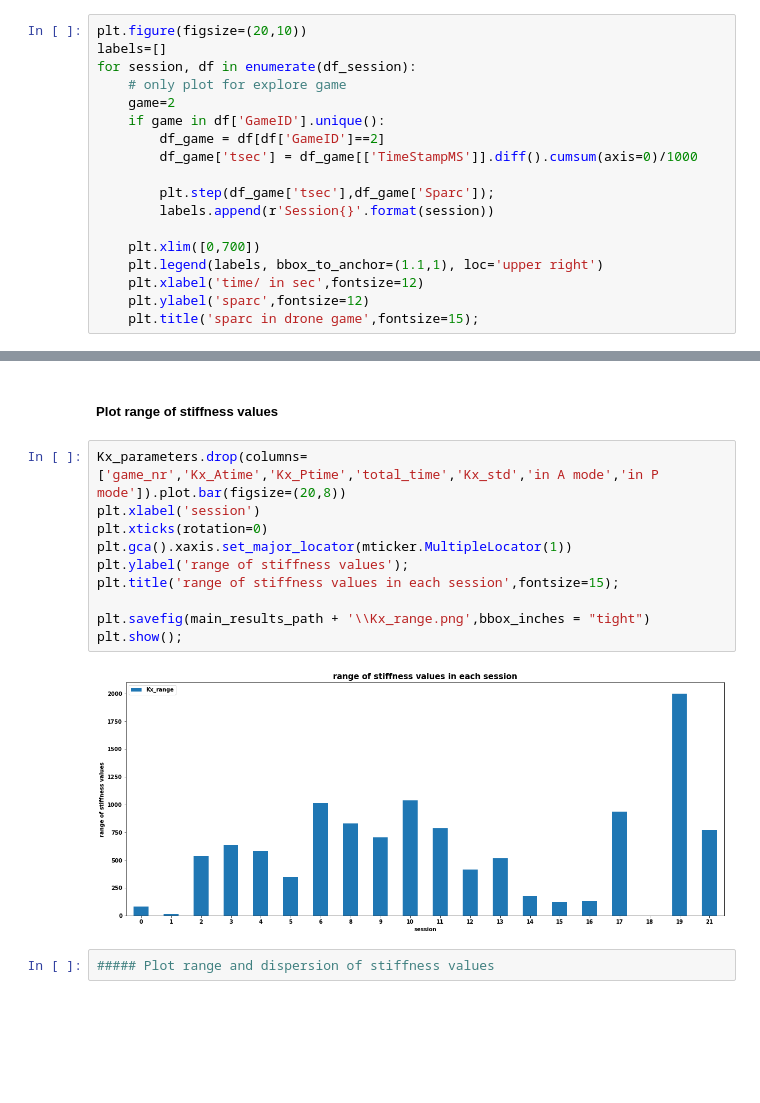
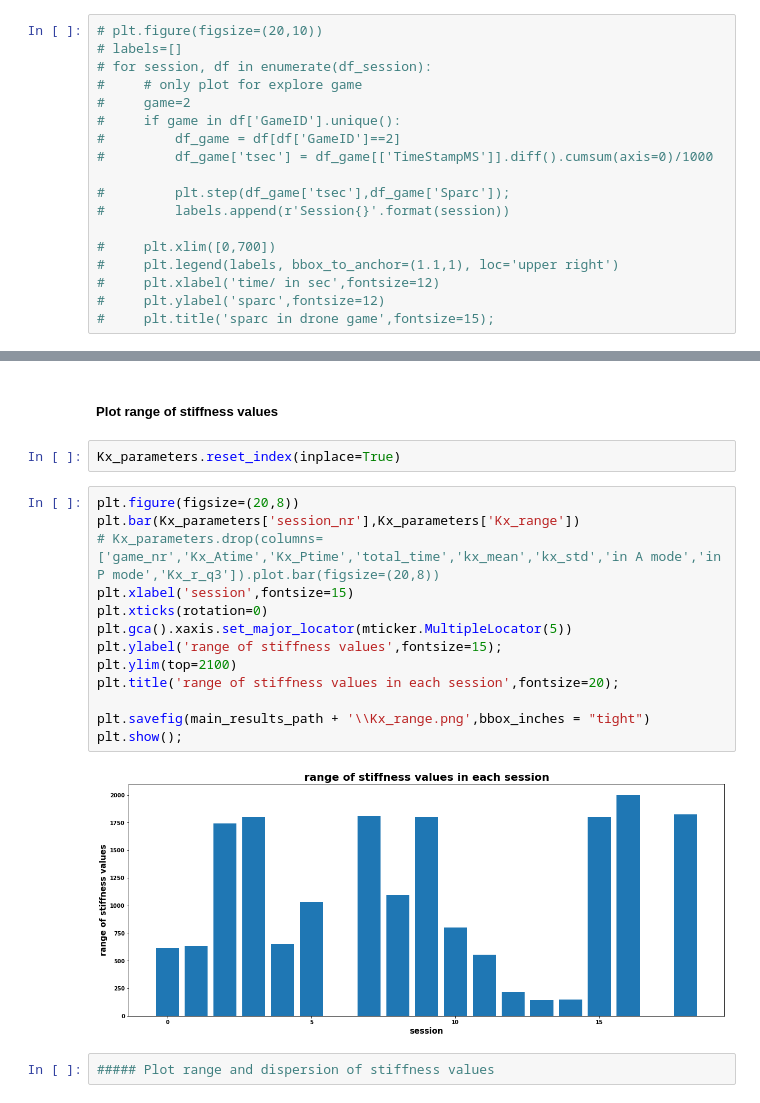
Before and after one commit to doscsy12/robotic_hometherapy, a Jupyter notebook: Extract_EDA-P001.ipynb, the cells around one changed output, grey strips where cells are left out. Drawn from its saved outputs; the diff is of its cells as text; blank space fills up the shorter version.

```diff
--- a/Extract_EDA-P001.ipynb
+++ b/Extract_EDA-P001.ipynb
@@ -855,18 +1103,18 @@ for session, df in enumerate(df_session):
 # %%
-plt.figure(figsize=(20,10))
-labels=[]
-for session, df in enumerate(df_session):
-    # only plot for explore game
-    game=2
-    if game in df['GameID'].unique():
-        df_game = df[df['GameID']==2]
-        df_game['tsec'] = df_game[['TimeStampMS']].diff().cumsum(axis=0)/1000
+# plt.figure(figsize=(20,10))
+# labels=[]
+# for session, df in enumerate(df_session):
+#     # only plot for explore game
+#     game=2
+#     if game in df['GameID'].unique():
+#         df_game = df[df['GameID']==2]
+#         df_game['tsec'] = df_game[['TimeStampMS']].diff().cumsum(axis=0)/1000
 
-        plt.step(df_game['tsec'],df_game['Sparc']);
-        labels.append(r'Session{}'.format(session))
+#         plt.step(df_game['tsec'],df_game['Sparc']);
+#         labels.append(r'Session{}'.format(session))
 
-    plt.xlim([0,700])
-    plt.legend(labels, bbox_to_anchor=(1.1,1), loc='upper right')
-    plt.xlabel('time/ in sec',fontsize=12)
-    plt.ylabel('sparc',fontsize=12)
-    plt.title('sparc in drone game',fontsize=15);
+#     plt.xlim([0,700])
+#     plt.legend(labels, bbox_to_anchor=(1.1,1), loc='upper right')
+#     plt.xlabel('time/ in sec',fontsize=12)
+#     plt.ylabel('sparc',fontsize=12)
+#     plt.title('sparc in drone game',fontsize=15);
@@ -1225,18 +1532,23 @@ plt.show();
 # plt.show();
 # %% [markdown]
 ##### Plot range of stiffness values
+# %%
+Kx_parameters.reset_index(inplace=True)
 # %%
-Kx_parameters.drop(columns=['game_nr','Kx_Atime','Kx_Ptime','total_time','Kx_std','in A mode','in P mode']).plot.bar(figsize=(20,8))
-plt.xlabel('session')
+plt.figure(figsize=(20,8))
+plt.bar(Kx_parameters['session_nr'],Kx_parameters['Kx_range'])
+# Kx_parameters.drop(columns=['game_nr','Kx_Atime','Kx_Ptime','total_time','kx_mean','kx_std','in A mode','in P mode','Kx_r_q3']).plot.bar(figsize=(20,8))
+plt.xlabel('session',fontsize=15)
 plt.xticks(rotation=0)
-plt.gca().xaxis.set_major_locator(mticker.MultipleLocator(1))
-plt.ylabel('range of stiffness values');
-plt.title('range of stiffness values in each session',fontsize=15);
+plt.gca().xaxis.set_major_locator(mticker.MultipleLocator(5))
+plt.ylabel('range of stiffness values',fontsize=15);
+plt.ylim(top=2100)
+plt.title('range of stiffness values in each session',fontsize=20);
 
 plt.savefig(main_results_path + '\\Kx_range.png',bbox_inches = "tight")
 plt.show();
 # %% [output]
-[figure, old version]
+[figure, new version]
 # %%
 ##### Plot range and dispersion of stiffness values
 # %%
```
Also changed, not shown: parts of 128 cells of this notebook.
